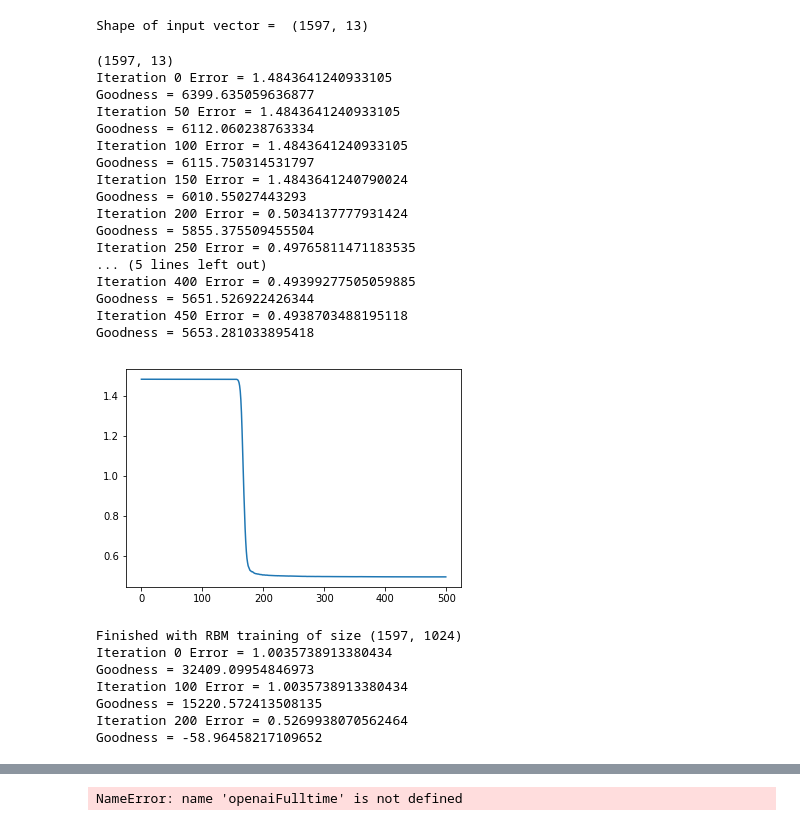
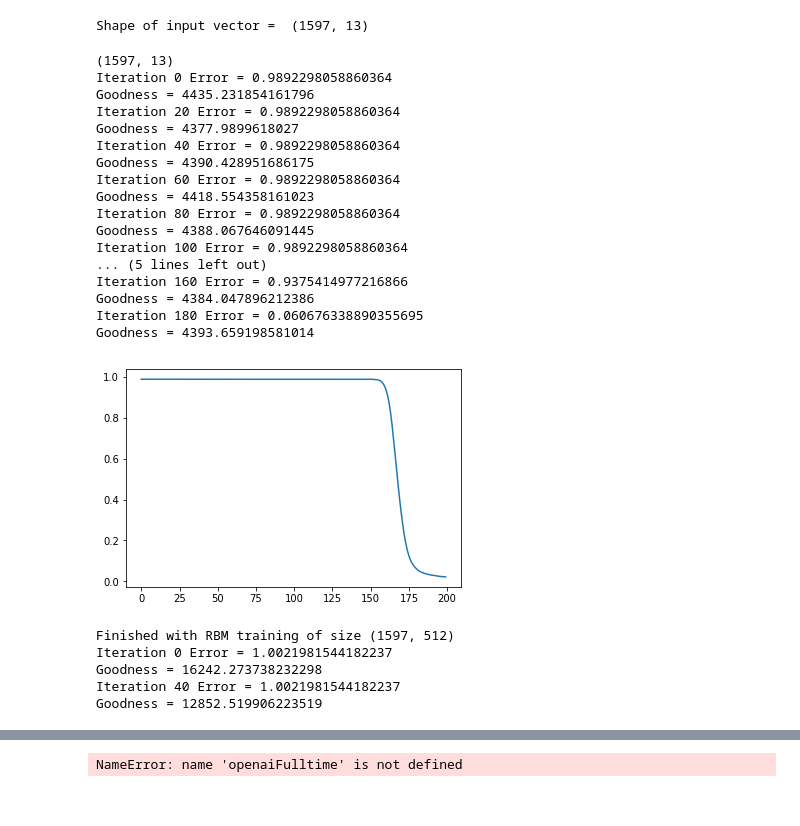
Before and after one commit to riveSunder/semanticHashing, a Jupyter notebook: openAIFellowApplication.ipynb, the cells around one changed output, grey strips where cells are left out. Drawn from its saved outputs; the diff is of its cells as text; code cells hidden in the pictures.

```diff
--- a/openAIFellowApplication.ipynb
+++ b/openAIFellowApplication.ipynb
@@ -353,55 +357,61 @@ Shape of input vector =  (1597, 13)
 # %%
 # Pretrain network as a deep belief net (stack restricted Boltzmann machines)
 
-if (1):
+if (0):
     # Uncomment to normalize the input vector?
     np.mean(X0)
     #X00 = X0
     X0 = X0 / (np.mean(X0) * 2)
     print(np.shape(X0))
 
+if (1):
+    # Uncomment to normalize the input vector?
+    # clip words with frequency > 5
+    X0[X0>5] = 5
+    myMax = np.max(X0)
+    X0 = (X0)/myMax # (np.mean(X0) * 2)
+    print(np.shape(X0))
+
 
 t0 = time.time()
-trainIt = 500
+trainIt = 200
 lR = 3e-3
 #rbm13 = trainRBMLayers(a0,14,1e-1,trainIt)
 if (1):
-    rbm0 = trainRBMLayers(X0,1024,lR,trainIt)
+    rbm0 = trainRBMLayers(X0,512,lR,trainIt)
     rbm1 = trainRBMLayers(rbm0.T,512,lR,2*trainIt)
     rbm2 = trainRBMLayers(rbm1.T,512,lR,2*trainIt)
-    rbm3 = trainRBMLayers(rbm2.T,32,lR,3*trainIt)
+    rbm3 = trainRBMLayers(rbm2.T,32,lR,2*trainIt)
 
 elapsed = time.time() - t0
 print("Time to train RBMs " + str(elapsed))
 elapsed = time.time()-t
 print(elapsed)
 print(np.shape(rbm0))
 # %% [output]
 (1597, 13)
-Iteration 0 Error = 1.4843641240933105
-Goodness = 6399.635059636877
-Iteration 50 Error = 1.4843641240933105
-Goodness = 6112.060238763334
-Iteration 100 Error = 1.4843641240933105
-Goodness = 6115.750314531797
-Iteration 150 Error = 1.4843641240790024
-Goodness = 6010.55027443293
-Iteration 200 Error = 0.5034137777931424
-Goodness = 5855.375509455504
-Iteration 250 Error = 0.49765811471183535
+Iteration 0 Error = 0.9892298058860364
+Goodness = 4435.231854161796
+Iteration 20 Error = 0.9892298058860364
+Goodness = 4377.9899618027
+Iteration 40 Error = 0.9892298058860364
+Goodness = 4390.428951686175
+Iteration 60 Error = 0.9892298058860364
+Goodness = 4418.554358161023
+Iteration 80 Error = 0.9892298058860364
+Goodness = 4388.067646091445
+Iteration 100 Error = 0.9892298058860364
 ... (5 lines left out)
-Iteration 400 Error = 0.49399277505059885
-Goodness = 5651.526922426344
-Iteration 450 Error = 0.4938703488195118
-Goodness = 5653.281033895418
+Iteration 160 Error = 0.9375414977216866
+Goodness = 4384.047896212386
+Iteration 180 Error = 0.060676338890355695
+Goodness = 4393.659198581014
-[figure, old version]
+[figure, new version]
-Finished with RBM training of size (1597, 1024)
-Iteration 0 Error = 1.0035738913380434
-Goodness = 32409.09954846973
-Iteration 100 Error = 1.0035738913380434
-Goodness = 15220.572413508135
-Iteration 200 Error = 0.5269938070562464
-Goodness = -58.96458217109652
+Finished with RBM training of size (1597, 512)
+Iteration 0 Error = 1.0021981544182237
+Goodness = 16242.273738232298
+Iteration 40 Error = 1.0021981544182237
+Goodness = 12852.519906223519
 # %%
 # The stacked RBMS become the layers of a FC neural net
 
```
Also changed, not shown: parts of 7 cells of this notebook.
